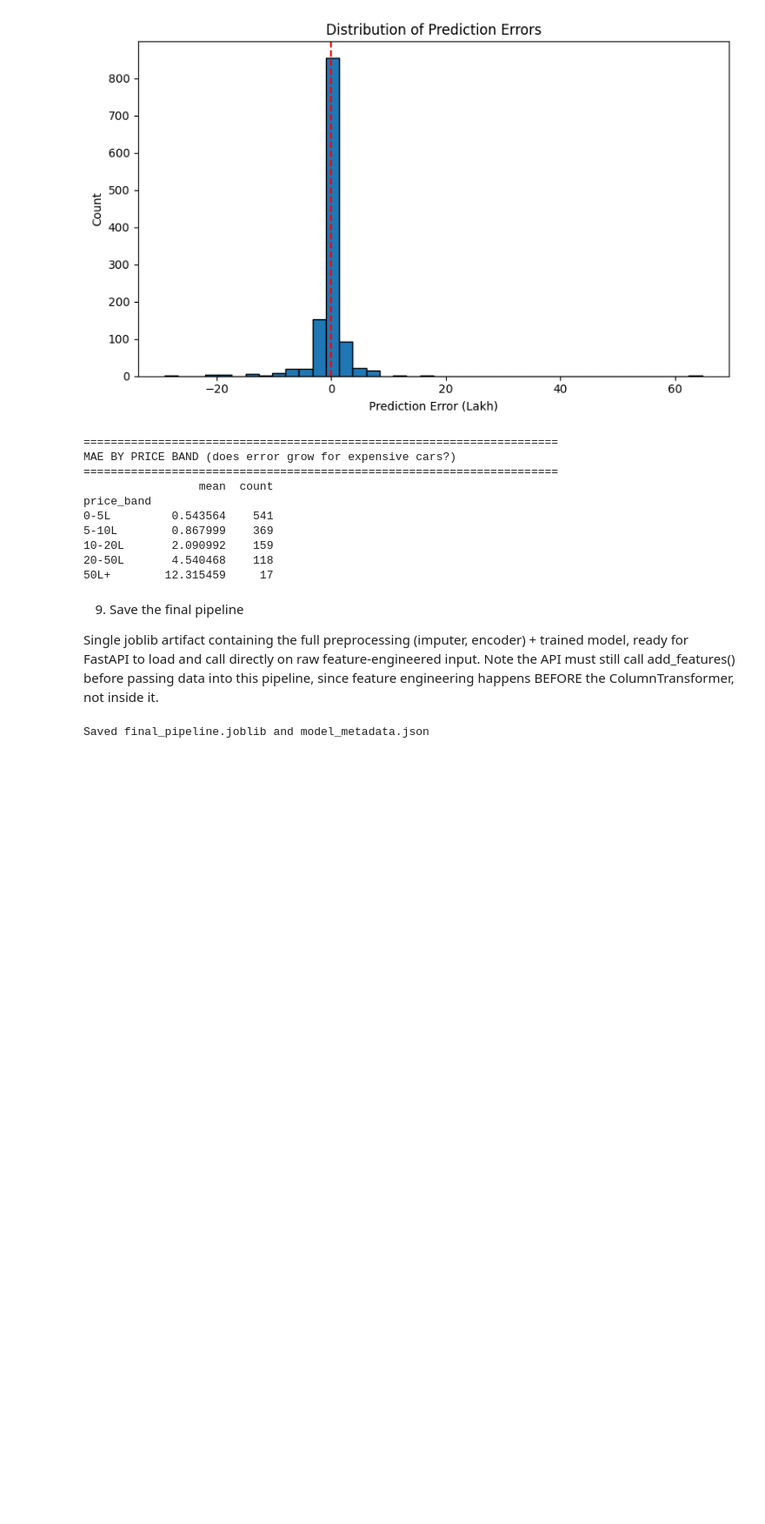
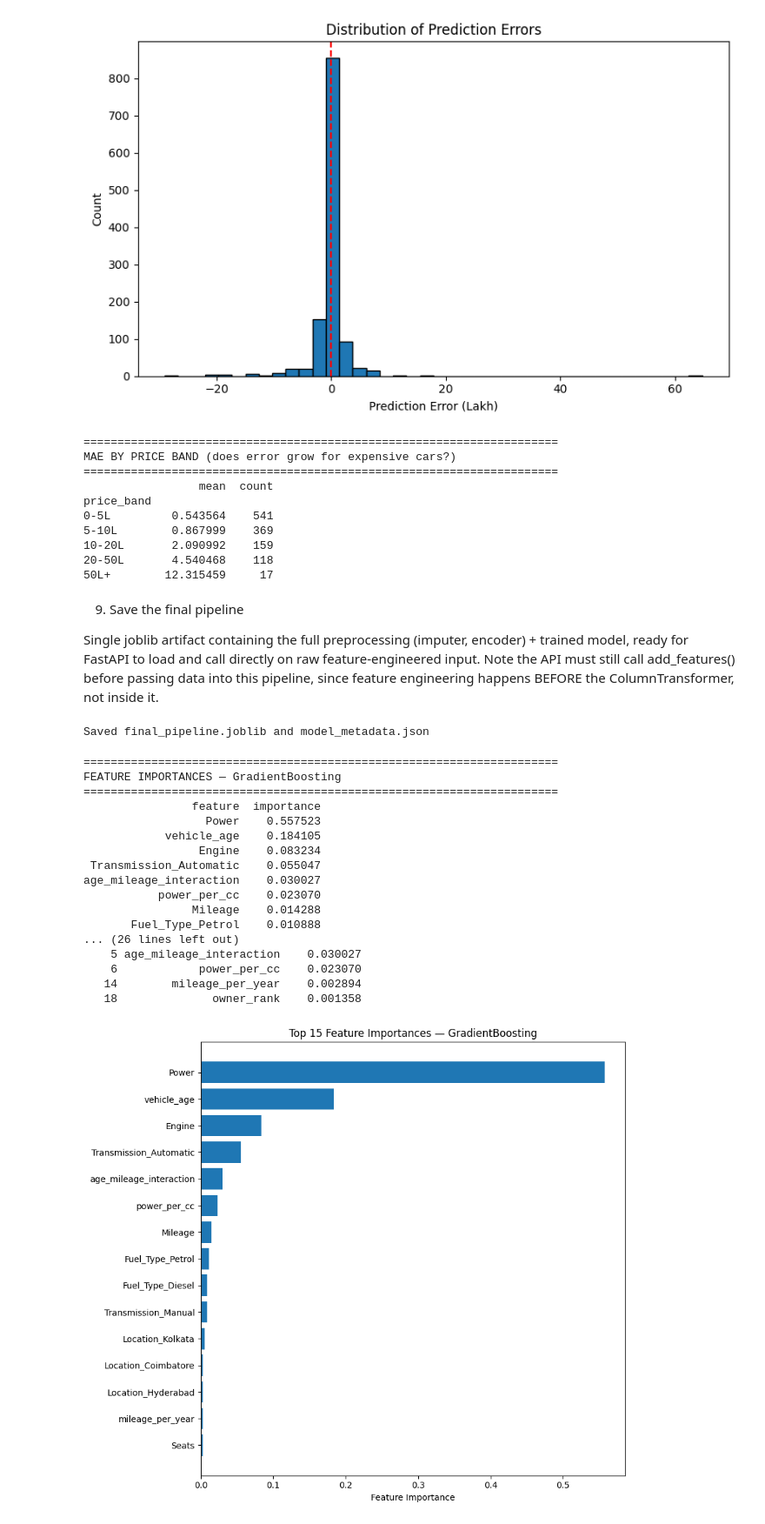
Before and after one commit to KaviDJ02/car-price-prediction, a Jupyter notebook: notebooks/model_training.ipynb, the cells around one changed output. Shown at 87% size. Cells and saved outputs as stored; diff of their text form; code cells hidden in the pictures; blank space fills up the shorter version.

```diff
--- a/notebooks/model_training.ipynb
+++ b/notebooks/model_training.ipynb
@@ -515,3 +675,79 @@ with open(MODELS_DIR / "model_metadata.json", "w") as f:
 print("Saved final_pipeline.joblib and model_metadata.json")
 # %% [output]
 Saved final_pipeline.joblib and model_metadata.json
+# %%
+import numpy as np
+import pandas as pd
+import matplotlib.pyplot as plt
+
+# Retrieve the fitted model and preprocessor from the final pipeline.
+fitted_model = final_pipeline.named_steps["model"]
+fitted_preprocessor = final_pipeline.named_steps["preprocessor"]
+
+# Reconstruct the transformed feature names in the exact order the
+# ColumnTransformer produces them: numeric columns first (unchanged names,
+# since only imputation was applied, no expansion), then one-hot encoded
+# categorical columns (which DO expand into multiple columns).
+numeric_feature_names = FEATURE_COLUMNS_NUMERIC  # unchanged by SimpleImputer
+
+onehot_encoder = fitted_preprocessor.named_transformers_["categorical"].named_steps["onehot"]
+categorical_feature_names = list(
+    onehot_encoder.get_feature_names_out(FEATURE_COLUMNS_CATEGORICAL)
+)
+
+all_feature_names = numeric_feature_names + categorical_feature_names
+
+importances = fitted_model.feature_importances_
+
+assert len(all_feature_names) == len(importances), (
+    f"Mismatch: {len(all_feature_names)} names vs {len(importances)} importances — "
+    "check ColumnTransformer column order."
+)
+
+importance_df = pd.DataFrame({
+    "feature": all_feature_names,
+    "importance": importances,
+}).sort_values("importance", ascending=False).reset_index(drop=True)
+
+print("=" * 70)
+print(f"FEATURE IMPORTANCES — {BEST_MODEL_NAME}")
+print("=" * 70)
+print(importance_df.to_string(index=False))
+
+# Highlight where our 5 engineered features rank specifically.
+engineered_names = ["vehicle_age", "mileage_per_year", "power_per_cc",
+                     "owner_rank", "age_mileage_interaction"]
+print("\n" + "=" * 70)
+print("ENGINEERED FEATURES — RANK AND IMPORTANCE")
+print("=" * 70)
+importance_df["rank"] = importance_df.index + 1
+print(importance_df[importance_df["feature"].isin(engineered_names)]
+      [["rank", "feature", "importance"]].to_string(index=False))
+
+# Plot top 15 features.
+plt.figure(figsize=(9, 8))
+top_n = importance_df.head(15)
+plt.barh(top_n["feature"][::-1], top_n["importance"][::-1])
+plt.xlabel("Feature Importance")
+plt.title(f"Top 15 Feature Importances — {BEST_MODEL_NAME}")
+plt.tight_layout()
+plt.show()
+# %% [output]
+======================================================================
+FEATURE IMPORTANCES — GradientBoosting
+======================================================================
+                feature  importance
+                  Power    0.557523
+            vehicle_age    0.184105
+                 Engine    0.083234
+ Transmission_Automatic    0.055047
+age_mileage_interaction    0.030027
+           power_per_cc    0.023070
+                Mileage    0.014288
+       Fuel_Type_Petrol    0.010888
+... (26 lines left out)
+    5 age_mileage_interaction    0.030027
+    6            power_per_cc    0.023070
+   14        mileage_per_year    0.002894
+   18              owner_rank    0.001358
+[figure, added]
```
Also changed, not shown: parts of 1 cell of this notebook, 1 other file.
